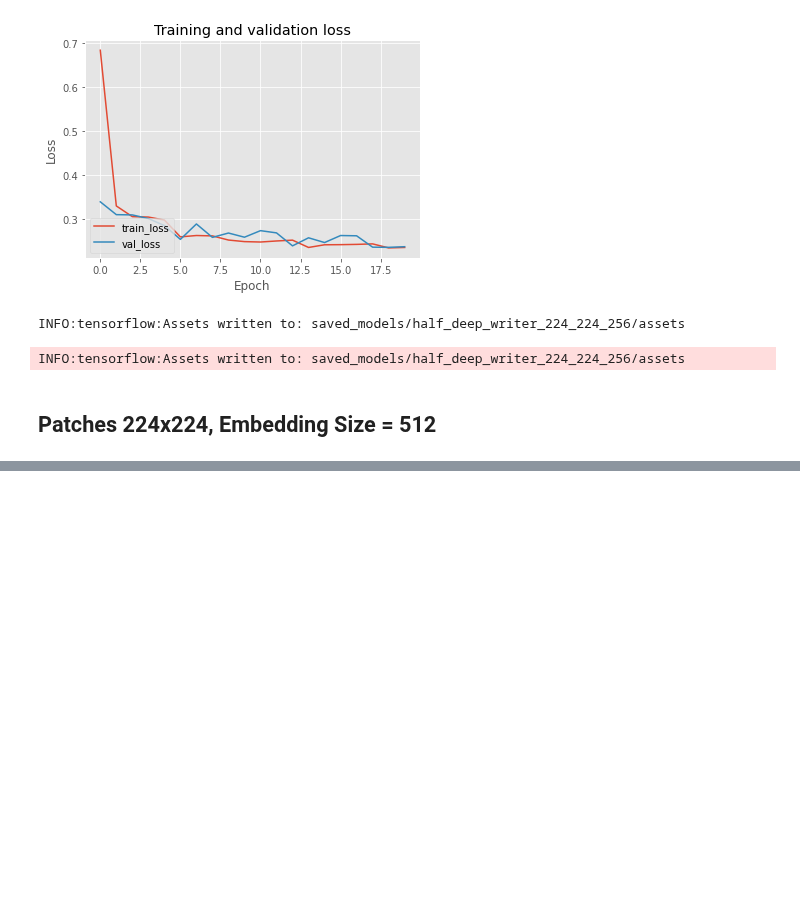
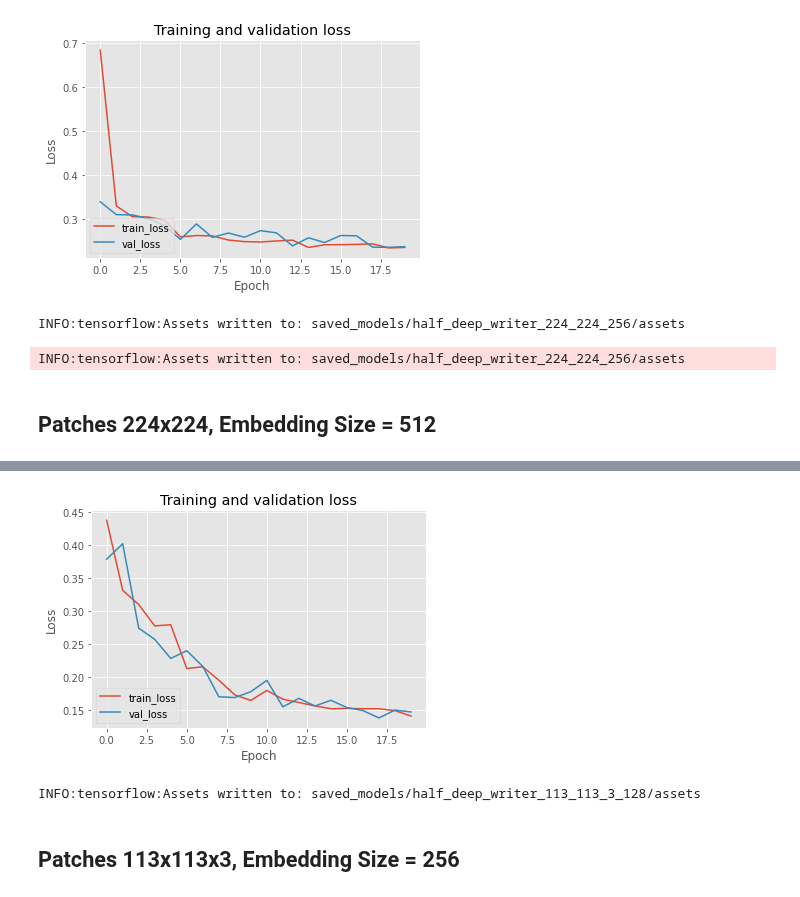
Before and after one commit to schauppi/HTSR_Handwritten_Text_Similarity_Recognition, a Jupyter notebook: half_deep_writer.ipynb, the cells around one changed output, grey strips where cells are left out. Cells and saved outputs as stored; diff of their text form; code cells hidden in the pictures; blank space fills up the shorter version.

```diff
--- a/half_deep_writer.ipynb
+++ b/half_deep_writer.ipynb
@@ -428,0 +551,10 @@ INFO:tensorflow:Assets written to: saved_models/half_deep_writer_224_224_256/ass
+# %%
+plot_triplet_training(history_siamese_113_113_3_128)
+# %% [output]
+[figure, added]
+# %%
+siamese_113_113_3_128.save('saved_models/half_deep_writer_113_113_3_128',save_format='tf')
+# %% [output]
+INFO:tensorflow:Assets written to: saved_models/half_deep_writer_113_113_3_128/assets
+# %% [markdown]
+## Patches 113x113x3, Embedding Size = 256
```
Also changed, not shown: parts of 59 cells of this notebook.
